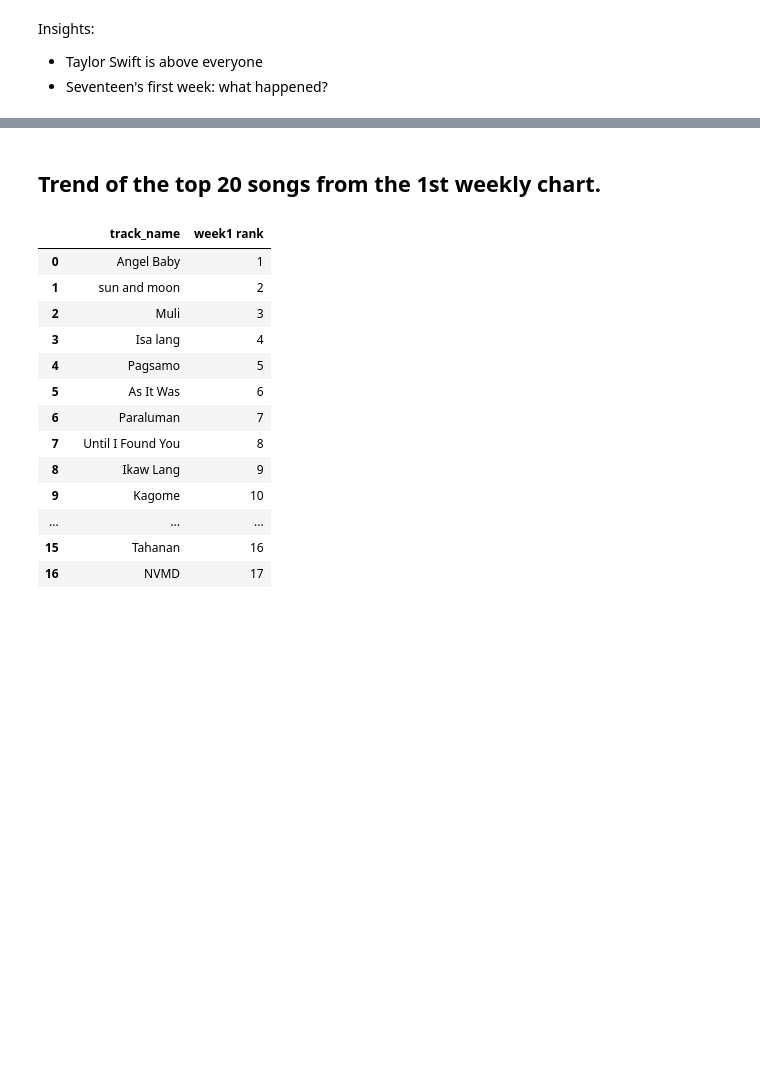
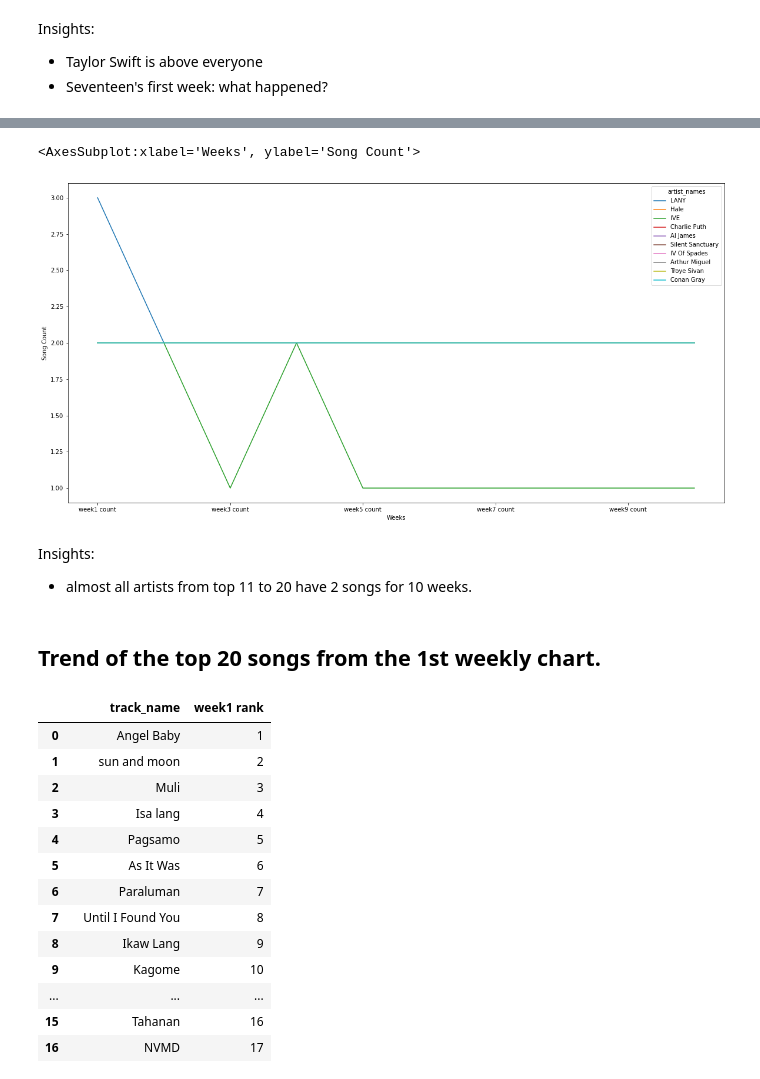
Before and after one commit to dlsucomet/aWit-trial, a Jupyter notebook: matcha.ipynb, the cells around one changed output, grey strips where cells are left out. Cells and saved outputs as stored; diff of their text form; code cells hidden in the pictures; blank space fills up the shorter version.

```diff
--- a/matcha.ipynb
+++ b/matcha.ipynb
@@ -302,3 +302,10 @@ artist_week1.plot(figsize=(20,10))
 Insights:
 - Taylor Swift is above everyone
 - Seventeen's first week: what happened?
+# %%
+#get top 11 to 20 of week 1
+artist_week1 = week1['artist_names'].value_counts(ascending=False).nlargest(20).to_frame()
+artist_week1 = artist_week1.reset_index()
+artist_week1.columns = ['artist_names', 'week1 count']
+artist_week1 = artist_week1.iloc[10:]
+artist_week1
@@ -305,3 +383,14 @@ Insights:
+# %%
+artist_week1 = artist_week1.T
+artist_week1.columns = artist_week1.iloc[0]
+artist_week1 = artist_week1[1:]
+artist_week1.plot(ylabel='Song Count', xlabel='Weeks', figsize=(20,10))
+# %% [output]
+<AxesSubplot:xlabel='Weeks', ylabel='Song Count'>
+[figure, added]
+# %% [markdown]
+Insights:
+- almost all artists from top 11 to 20 have 2 songs for 10 weeks.
 # %% [markdown]
 ## Trend of the top 20 songs from the 1st weekly chart.
 # %%
```
Also changed, not shown: parts of 12 cells of this notebook.
